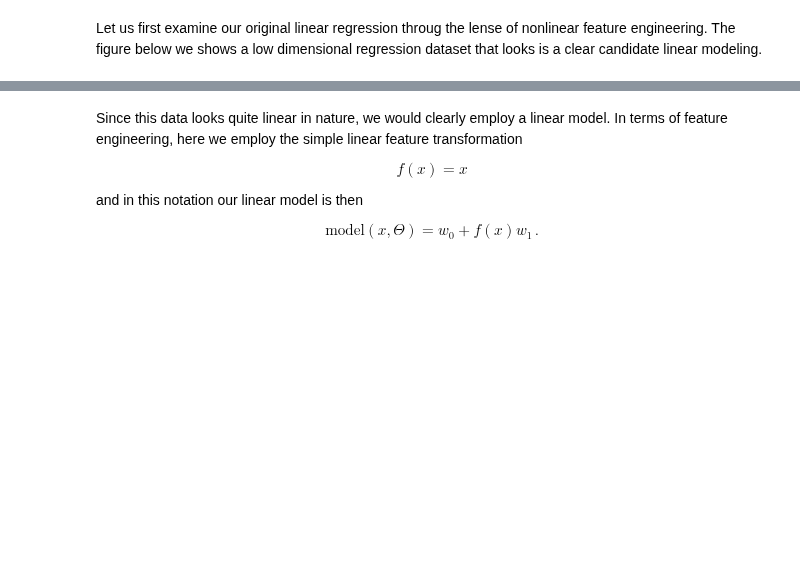
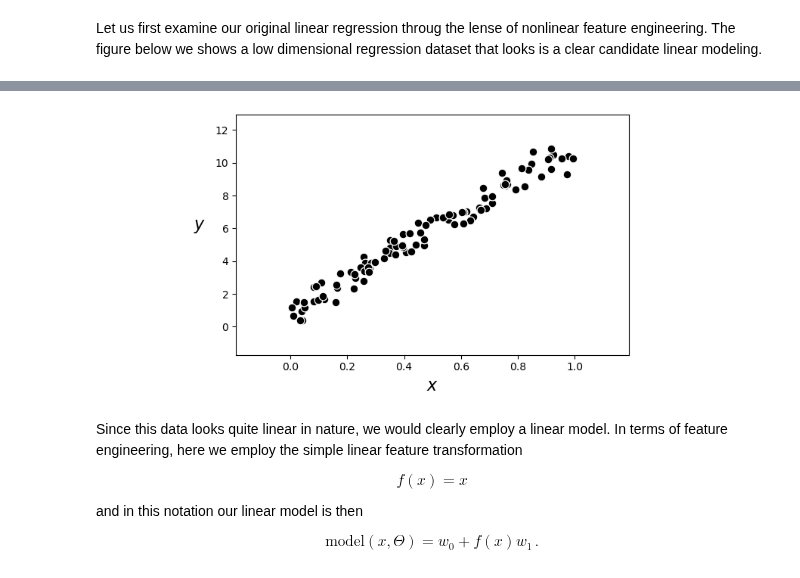
Before and after one commit to neonwatty/machine_learning_refined, a Jupyter notebook: notes/10_Nonlinear_intro/10_2_Regression.ipynb, the cells around one changed output, grey strips where cells are left out. Cells and saved outputs as stored; diff of their text form; code cells hidden in the pictures; blank space fills up the shorter version.

Commit message:
chapter 10_2 complete

```diff
--- a/notes/10_Nonlinear_intro/10_2_Regression.ipynb
+++ b/notes/10_Nonlinear_intro/10_2_Regression.ipynb
@@ -5,28 +5,35 @@
 # %% [markdown]
 In this Section we introduce the general framework of nonlinear regression via the engineering of nonlinear feature transformations, along with many examples ranging from toy datasets to classic examples from differential equations. While this sort of nonlinear feature engineering is only feasible with low dimensional datasets, by walking through these examples we flush out a number important concepts, coding principles, and jargon terms in a relatively simple environment that will be omnipresent in our discussion of nonlinear learning going forward.
 # %%
-## This code cell will not be shown in the HTML version of this notebook
-# imports from custom library
+# This code cell will not be shown in the HTML version of this notebook
+# append path for local library, data, and image import
 import sys
-sys.path.append('../../')
-from mlrefined_libraries import math_optimization_library as optlib
-from mlrefined_libraries import nonlinear_superlearn_library as nonlib
+sys.path.append('./chapter_10_library')
+sys.path.append('./chapter_10_images')
+sys.path.append('./chapter_10_datasets')
 
-# demos for this notebook
-regress_plotter = nonlib.nonlinear_regression_demos
-static_plotter = optlib.static_plotter.Visualizer()
-basic_runner = nonlib.basic_runner
-datapath = '../../mlrefined_datasets/nonlinear_superlearn_datasets/'
+# import section helper
+import section_10_2_helpers
 
-# import autograd functionality to bulid function's properly for optimizers
+# dataset paths
+data_path_1 = "chapter_10_datasets/unnorm_linregress_data.csv"
+data_path_2 = "chapter_10_datasets/noisy_sin_subsample.csv"
+data_path_3 = "chapter_10_datasets/galileo_ramp_data.csv"
+
+# image paths
+image_path_1 = "chapter_10_images/10_1.png"
+image_path_2 = "chapter_10_images/Fig_1_12.png"
+
+# standard imports
+import matplotlib.pyplot as plt
+from matplotlib import gridspec
+import IPython, copy
+
+# import autograd-wrapped numpy
 import autograd.numpy as np
 
-# import timer
-from datetime import datetime
-import copy
-
-# this is needed to compensate for %matplotlib notebook's tendancy to blow up images when plotted inline
-%matplotlib notebook
+# this is needed to compensate for matplotlib notebook's tendancy to blow up images when plotted inline
+%matplotlib inline
 from matplotlib import rcParams
 rcParams['figure.autolayout'] = True
 
@@ -163,13 +173,13 @@ Let us first examine our original linear regression throug the lense of nonlinea
 # %%
 ## This code cell will not be shown in the HTML version of this notebook
 # load data
-data = np.loadtxt(datapath + 'unnorm_linregress_data.csv',delimiter = ',')
+data = np.loadtxt(data_path_1,delimiter = ',')
 
 # load input/output data
 x = data[:-1,:]
 y = data[-1:,:]
 
 # plot dataset
-demo = regress_plotter.Visualizer(data)
+demo = section_10_2_helpers.RegressionVisualizer(data)
 demo.plot_data()
 # %% [output]
@@ -178,3 +186,4 @@ demo.plot_data()
+[figure, added]
 # %% [markdown]
 Since this data looks quite linear in nature, we would clearly employ a linear model.  In terms of feature engineering, here we employ the simple linear feature transformation
 
```
Also changed, not shown: parts of 12 cells of this notebook, 15 other files.
